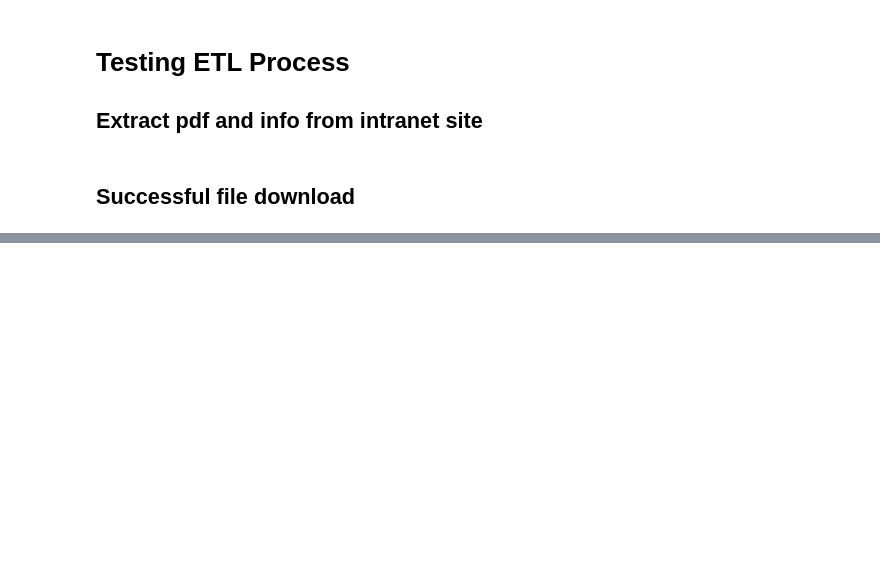
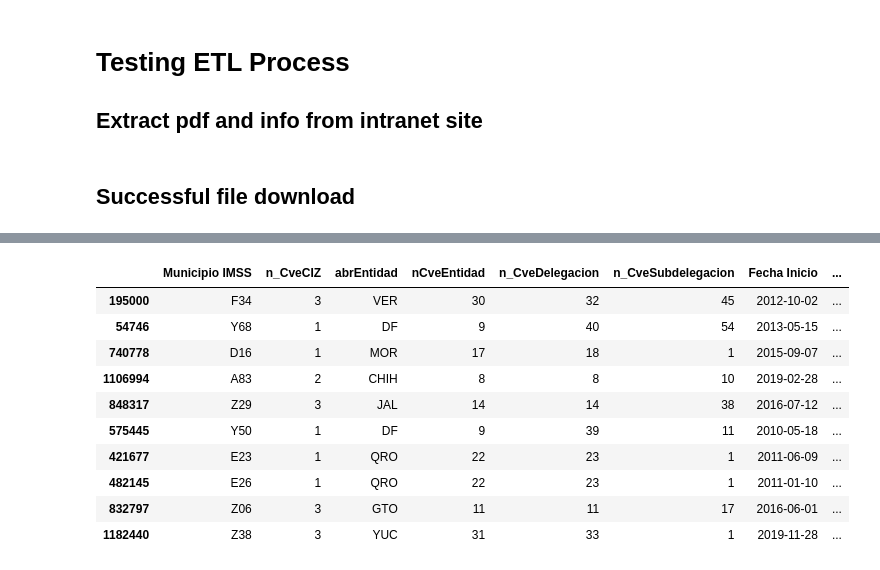
Before and after one commit to FernandoTorresL/stats_altas_patronales_imss, a Jupyter notebook: notebook/Test_AP_Reingenieria.ipynb, the cells around one changed output, grey strips where cells are left out. Drawn from its saved outputs; the diff is of its cells as text; code cells hidden in the pictures; blank space fills up the shorter version.

```diff
--- a/notebook/Test_AP_Reingenieria.ipynb
+++ b/notebook/Test_AP_Reingenieria.ipynb
@@ -160,0 +449,6 @@ data_ap
+# %%
+data_ap['Fecha Inicio'] = pd.to_datetime(
+    data_ap['Fecha Inicio'],
+    errors = 'coerce',
+    format = '%d/%m/%Y %H:%M:%S'
+)
@@ -160,0 +500,20 @@ data_ap
+# %%
+data_ap.rename(columns={'Min trámite':'MinTramite'}, inplace=True)
+# %%
+data_ap.rename(columns={'n_CveEntIMSS':'nCveEntidad'}, inplace=True)
+# %%
+data_ap.rename(columns={'t_SiglasEntSINDO':'abrEntidad'}, inplace=True)
+# %%
+data_ap.sample(10)
+# %% [output]
+|  | Municipio IMSS | n_CveCIZ | abrEntidad | nCveEntidad | n_CveDelegacion | n_CveSubdelegacion | Fecha Inicio | ... |
+| 195000 | F34 | 3 | VER | 30 | 32 | 45 | 2012-10-02 | ... |
+| 54746 | Y68 | 1 | DF | 9 | 40 | 54 | 2013-05-15 | ... |
+| 740778 | D16 | 1 | MOR | 17 | 18 | 1 | 2015-09-07 | ... |
+| 1106994 | A83 | 2 | CHIH | 8 | 8 | 10 | 2019-02-28 | ... |
+| 848317 | Z29 | 3 | JAL | 14 | 14 | 38 | 2016-07-12 | ... |
+| 575445 | Y50 | 1 | DF | 9 | 39 | 11 | 2010-05-18 | ... |
+| 421677 | E23 | 1 | QRO | 22 | 23 | 1 | 2011-06-09 | ... |
+| 482145 | E26 | 1 | QRO | 22 | 23 | 1 | 2011-01-10 | ... |
+| 832797 | Z06 | 3 | GTO | 11 | 11 | 17 | 2016-06-01 | ... |
+| 1182440 | Z38 | 3 | YUC | 31 | 33 | 1 | 2019-11-28 | ... |
```
Also changed, not shown: parts of 42 cells of this notebook, 1 other file.
